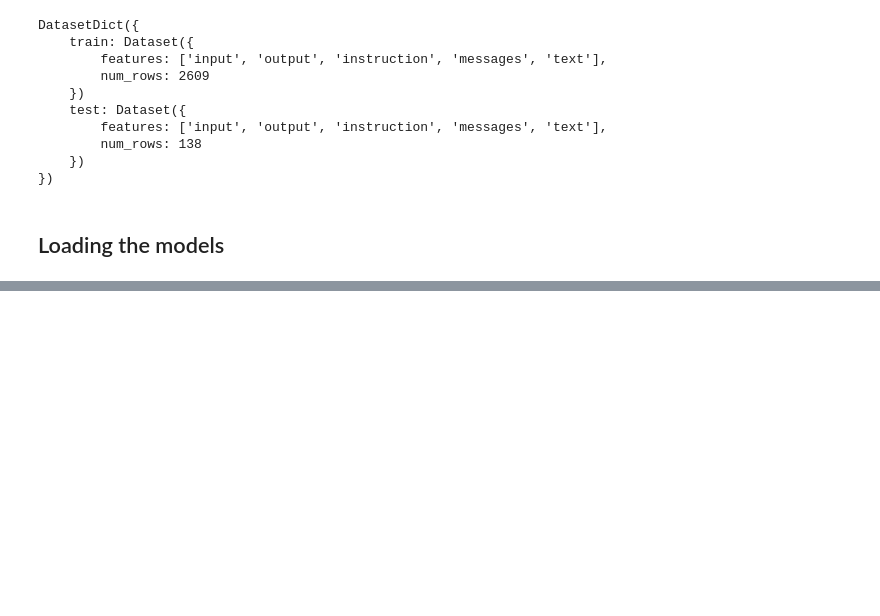
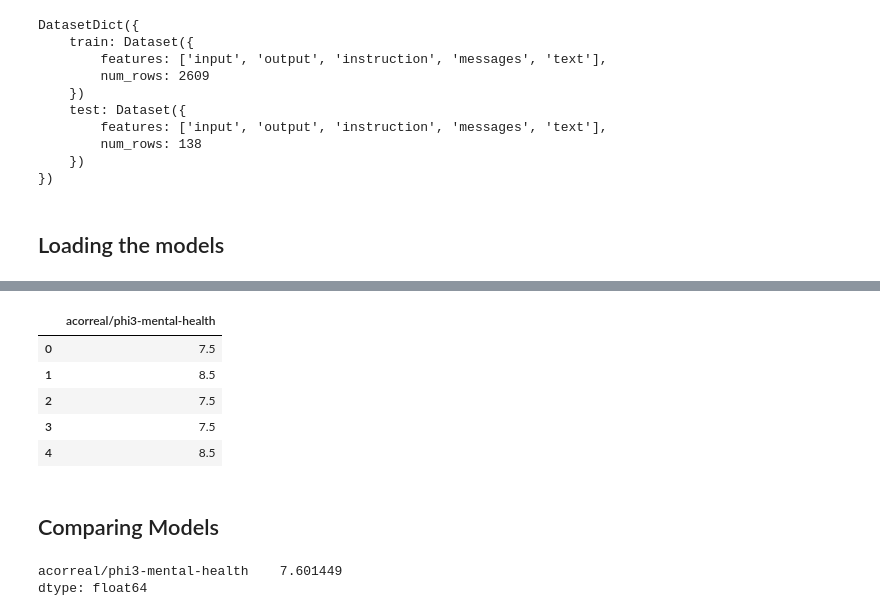
Before and after one commit to mlgomez0/Health_Therapist, a Jupyter notebook: backend/ml_models/LLMs_fine_tuning/phi3-qlora/test_phi3.ipynb, the cells around one changed output, grey strips where cells are left out. Saved outputs shown, nothing was run; the diff lists cells and outputs as text; code cells hidden in the pictures; blank space fills up the shorter version.

```diff
--- a/backend/ml_models/LLMs_fine_tuning/test_phi3.ipynb
+++ b/backend/ml_models/LLMs_fine_tuning/phi3-qlora/test_phi3.ipynb
@@ -252,0 +286,19 @@ responses_original_model = load_responses(dataset_chatml['test'], 'original_mode
+# %%
+# Hugging Face API configuration
+
+api_token = userdata.get('HF_TOKEN')
+
+# Headers for the request
+headers = {
+    "Authorization": f"Bearer {api_token}"
+}
+
+# The model to use
+model_name = "mistralai/Mistral-7B-v0.1"
+
+# The endpoint for the Hugging Face inference API
+api_url = f"https://api-inference.huggingface.co/models/{model_name}"
+# %%
+text_1 = model_responses_df['therapist_output'][0]
+text_2 = model_responses_df['output'][0]
+input = model_responses_df['input'][0]
@@ -252,0 +364,7 @@ responses_original_model = load_responses(dataset_chatml['test'], 'original_mode
+# %%
+result = []
+
+for i in range(model_responses_df.shape[0]):
+  prompt = create_template(model_responses_df['therapist_output'][i], model_responses_df['output'][i], model_responses_df['input'][i])
+  score = get_llm_scores(model_name, prompt)
+  result.append(score)
@@ -252,0 +389,10 @@ responses_original_model = load_responses(dataset_chatml['test'], 'original_mode
+# %%
+df_llm_eval = pd.DataFrame(result, columns=["acorreal/phi3-mental-health"])
+df_llm_eval.head()
+# %% [output]
+|  | acorreal/phi3-mental-health |
+| 0 | 7.5 |
+| 1 | 8.5 |
+| 2 | 7.5 |
+| 3 | 7.5 |
+| 4 | 8.5 |
@@ -252,0 +401,8 @@ responses_original_model = load_responses(dataset_chatml['test'], 'original_mode
+# %% [markdown]
+## Comparing Models
+# %%
+df_llm_eval = pd.read_csv('llm_eval.csv')
+df_llm_eval[['acorreal/phi3-mental-health']].mean()
+# %% [output]
+acorreal/phi3-mental-health    7.601449
+dtype: float64
```
Also changed, not shown: parts of 31 cells of this notebook, 4 other files.
